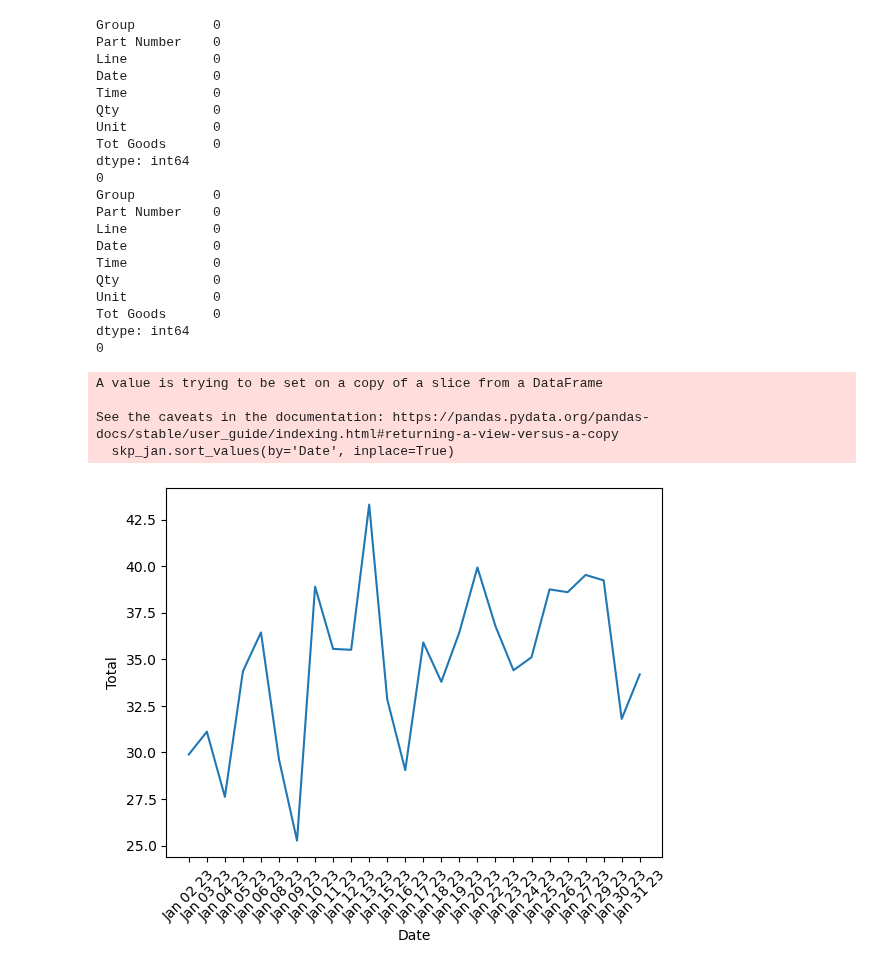
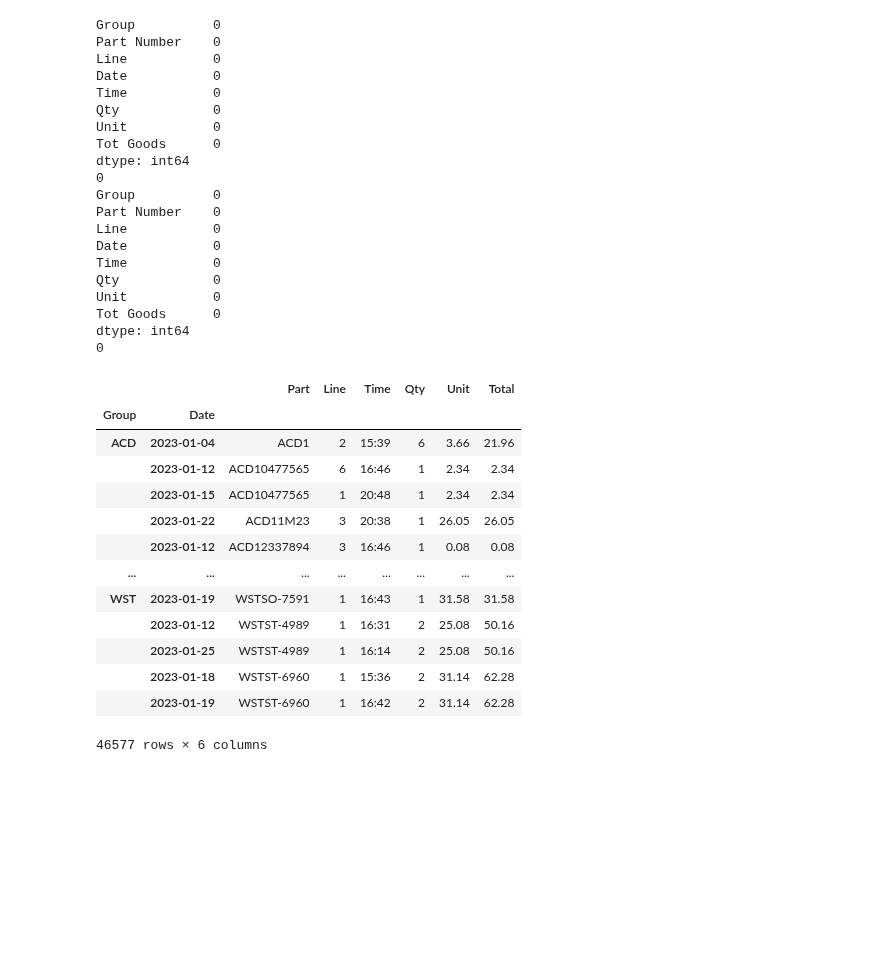
Before and after one commit to zeekwired/Tristate, a Jupyter notebook: TS2 Sales Prediction/Untitled.ipynb, the cells around one changed output. Saved outputs shown, nothing was run; the diff lists cells and outputs as text; code cells hidden in the pictures; blank space fills up the shorter version.

```diff
--- a/TS2 Sales Prediction/Untitled.ipynb
+++ b/TS2 Sales Prediction/Untitled.ipynb
@@ -114,13 +155,17 @@ plot_df_nov = df_nov.set_index(['Group', 'Part'])
-# %%
-skp_jan = plot_df_jan.loc['SKP']
-skp_jan.sort_values(by='Date', inplace=True)
-# %% [output]
-A value is trying to be set on a copy of a slice from a DataFrame
-
-See the caveats in the documentation: https://pandas.pydata.org/pandas-docs/stable/user_guide/indexing.html#returning-a-view-versus-a-copy
-  skp_jan.sort_values(by='Date', inplace=True)
-# %%
-sns.lineplot(data=skp_jan, x='Date', y='Total',errorbar=None)
-plt.xticks(rotation=45);
-# %% [output]
-[figure, removed]
+# %%
+plot_df_jan
+# %% [output]
+|  |  | Part | Line | Time | Qty | Unit | Total |
+| Group | Date |  |  |  |  |  |  |
+| ACD | 2023-01-04 | ACD1 | 2 | 15:39 | 6 | 3.66 | 21.96 |
+|  | 2023-01-12 | ACD10477565 | 6 | 16:46 | 1 | 2.34 | 2.34 |
+|  | 2023-01-15 | ACD10477565 | 1 | 20:48 | 1 | 2.34 | 2.34 |
+|  | 2023-01-22 | ACD11M23 | 3 | 20:38 | 1 | 26.05 | 26.05 |
+|  | 2023-01-12 | ACD12337894 | 3 | 16:46 | 1 | 0.08 | 0.08 |
+| ... | ... | ... | ... | ... | ... | ... | ... |
+| WST | 2023-01-19 | WSTSO-7591 | 1 | 16:43 | 1 | 31.58 | 31.58 |
+|  | 2023-01-12 | WSTST-4989 | 1 | 16:31 | 2 | 25.08 | 50.16 |
+|  | 2023-01-25 | WSTST-4989 | 1 | 16:14 | 2 | 25.08 | 50.16 |
+|  | 2023-01-18 | WSTST-6960 | 1 | 15:36 | 2 | 31.14 | 62.28 |
+|  | 2023-01-19 | WSTST-6960 | 1 | 16:42 | 2 | 31.14 | 62.28 |
+46577 rows × 6 columns
```
Also changed, not shown: parts of 7 cells of this notebook.
